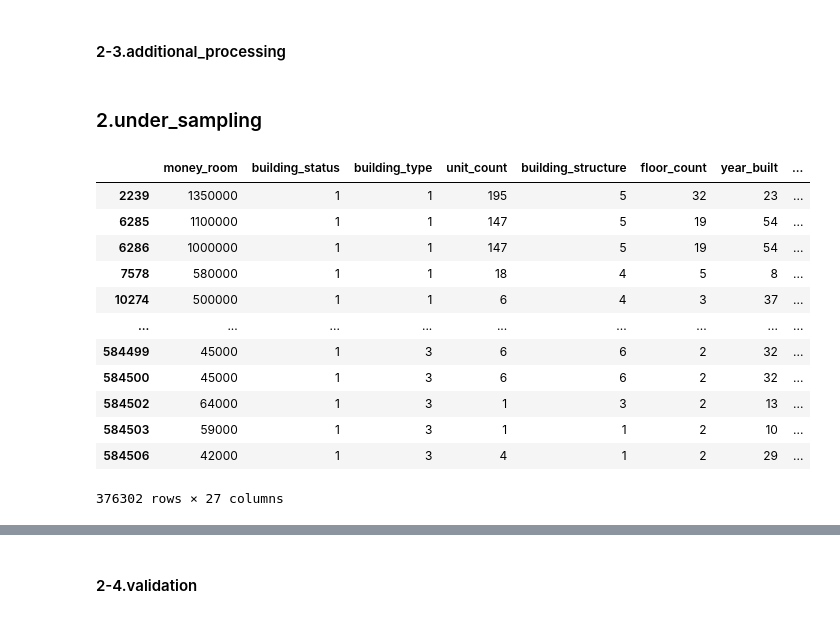
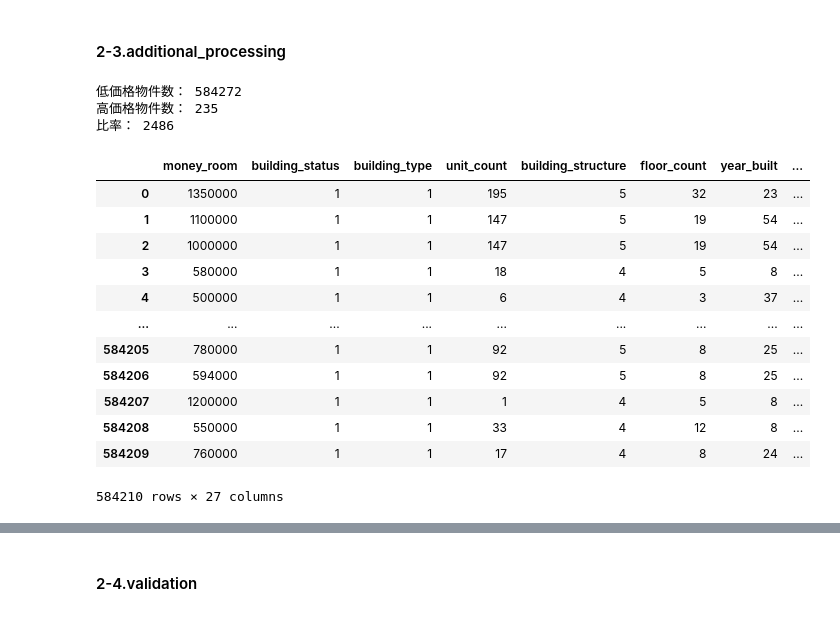
Before and after one commit to jiro0000/Compe_202412, a Jupyter notebook: src/modeling.ipynb, the cells around one changed output, grey strips where cells are left out. Cells and saved outputs as stored; diff of their text form; code cells hidden in the pictures.

```diff
--- a/src/modeling.ipynb
+++ b/src/modeling.ipynb
@@ -174,7 +171,16 @@ df_train.loc[df_train['year_built'] > 70, 'year_built'] = df_train['year_built']
 # floor_countが70以上の物件を、floor_countの中央値で置換
 df_train.loc[df_train['floor_count'] > 64, 'floor_count'] = df_train['floor_count'].median()
 # %%
-#undersampling
+#データの水増し
 price_th = 500000
 low_price_data = df_train.query(f"money_room <{price_th}")
 high_price_data = df_train.query(f"money_room >={price_th}")
+data_count_rate = len(low_price_data)/len(high_price_data) #低価格データが高価格データの何倍存在しているかの比率
+data_count_rate = int(data_count_rate)
+print("低価格物件数：",len(low_price_data))
+print("高価格物件数：",len(high_price_data))
+print("比率：",data_count_rate)
+# %% [output]
+低価格物件数： 584272
+高価格物件数： 235
+比率： 2486
@@ -192,2 +186,0 @@ high_price_data = df_train.query(f"money_room >={price_th}")
-# %% [markdown]
-### 2.under_sampling
@@ -209,19 +187,17 @@ under_sampling ,_ = rs.fit_resample(low_price_data, low_price_data["cluster_numb
-# %%
-#concat_under_sampling
-df_train = pd.concat([high_price_data,under_sampling,other_data])
-df_train = df_train.drop(["cluster_number"],axis=1)
-df_train
-# %% [output]
-|  | money_room | building_status | building_type | unit_count | building_structure | floor_count | year_built | ... |
-| 2239 | 1350000 | 1 | 1 | 195 | 5 | 32 | 23 | ... |
-| 6285 | 1100000 | 1 | 1 | 147 | 5 | 19 | 54 | ... |
-| 6286 | 1000000 | 1 | 1 | 147 | 5 | 19 | 54 | ... |
-| 7578 | 580000 | 1 | 1 | 18 | 4 | 5 | 8 | ... |
-| 10274 | 500000 | 1 | 1 | 6 | 4 | 3 | 37 | ... |
-| ... | ... | ... | ... | ... | ... | ... | ... | ... |
-| 584499 | 45000 | 1 | 3 | 6 | 6 | 2 | 32 | ... |
-| 584500 | 45000 | 1 | 3 | 6 | 6 | 2 | 32 | ... |
-| 584502 | 64000 | 1 | 3 | 1 | 3 | 2 | 13 | ... |
-| 584503 | 59000 | 1 | 3 | 1 | 1 | 2 | 10 | ... |
-| 584506 | 42000 | 1 | 3 | 4 | 1 | 2 | 29 | ... |
-376302 rows × 27 columns
+# %%
+expanded_low_price_data = pd.concat([high_price_data] * data_count_rate, ignore_index=True)
+expanded_low_price_data
+# %% [output]
+|  | money_room | building_status | building_type | unit_count | building_structure | floor_count | year_built | ... |
+| 0 | 1350000 | 1 | 1 | 195 | 5 | 32 | 23 | ... |
+| 1 | 1100000 | 1 | 1 | 147 | 5 | 19 | 54 | ... |
+| 2 | 1000000 | 1 | 1 | 147 | 5 | 19 | 54 | ... |
+| 3 | 580000 | 1 | 1 | 18 | 4 | 5 | 8 | ... |
+| 4 | 500000 | 1 | 1 | 6 | 4 | 3 | 37 | ... |
+| ... | ... | ... | ... | ... | ... | ... | ... | ... |
+| 584205 | 780000 | 1 | 1 | 92 | 5 | 8 | 25 | ... |
+| 584206 | 594000 | 1 | 1 | 92 | 5 | 8 | 25 | ... |
+| 584207 | 1200000 | 1 | 1 | 1 | 4 | 5 | 8 | ... |
+| 584208 | 550000 | 1 | 1 | 33 | 4 | 12 | 8 | ... |
+| 584209 | 760000 | 1 | 1 | 17 | 4 | 8 | 24 | ... |
+584210 rows × 27 columns
```
Also changed, not shown: parts of 13 cells of this notebook, 5 other files.
